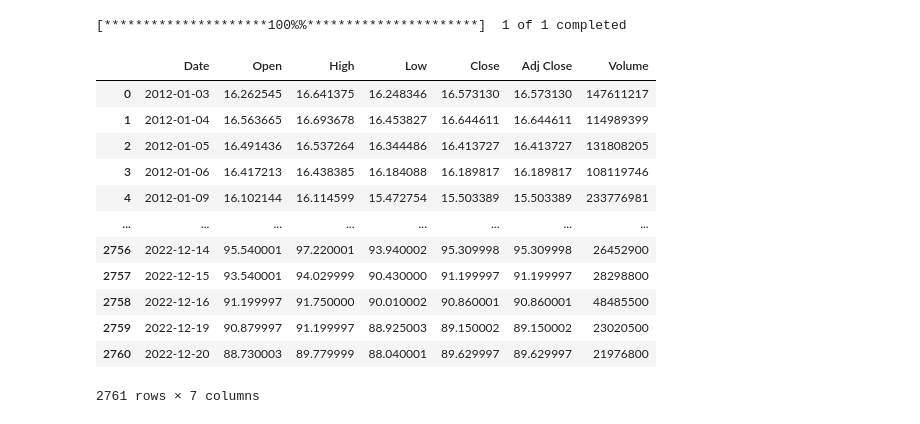
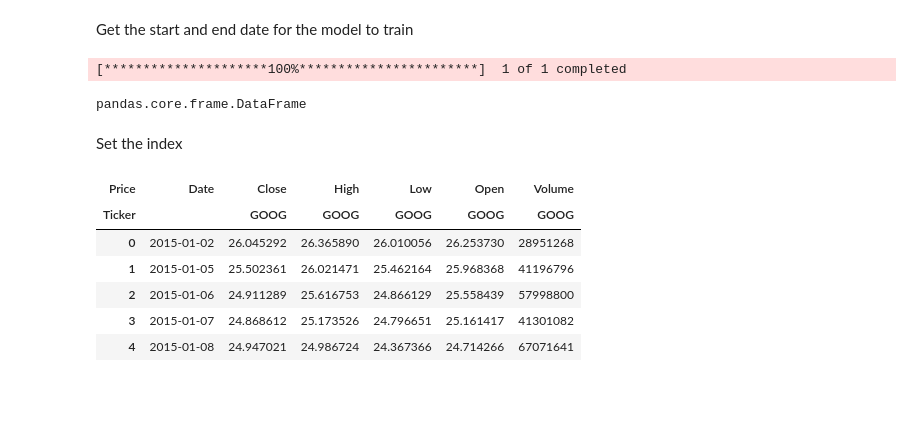
Before and after one commit to RASIUT/Stock_Prediction, a Jupyter notebook: Stock_Prediction.ipynb, the cells around one changed output. Drawn from its saved outputs; the diff is of its cells as text; code cells hidden in the pictures; blank space fills up the shorter version.

```diff
--- a/Stock_Prediction.ipynb
+++ b/Stock_Prediction.ipynb
@@ -8,26 +12,28 @@ import yfinance as yf
+# %% [markdown]
+Get the start and end date for the model to train
 # %%
-start = '2012-01-01'
-end = '2022-12-21'
+start = '2015-01-01'
+end = '2025-01-01'
 stock = 'GOOG'
 
 data = yf.download(stock, start, end)
 # %% [output]
-[*********************100%%**********************]  1 of 1 completed
+[*********************100%***********************]  1 of 1 completed
+# %%
+type(data)
+# %% [output]
+pandas.core.frame.DataFrame
+# %% [markdown]
+Set the index
 # %%
 data.reset_index(inplace=True)
 # %%
-data
+data.head()
 # %% [output]
-|  | Date | Open | High | Low | Close | Adj Close | Volume |
-| 0 | 2012-01-03 | 16.262545 | 16.641375 | 16.248346 | 16.573130 | 16.573130 | 147611217 |
-| 1 | 2012-01-04 | 16.563665 | 16.693678 | 16.453827 | 16.644611 | 16.644611 | 114989399 |
-| 2 | 2012-01-05 | 16.491436 | 16.537264 | 16.344486 | 16.413727 | 16.413727 | 131808205 |
-| 3 | 2012-01-06 | 16.417213 | 16.438385 | 16.184088 | 16.189817 | 16.189817 | 108119746 |
-| 4 | 2012-01-09 | 16.102144 | 16.114599 | 15.472754 | 15.503389 | 15.503389 | 233776981 |
-| ... | ... | ... | ... | ... | ... | ... | ... |
-| 2756 | 2022-12-14 | 95.540001 | 97.220001 | 93.940002 | 95.309998 | 95.309998 | 26452900 |
-| 2757 | 2022-12-15 | 93.540001 | 94.029999 | 90.430000 | 91.199997 | 91.199997 | 28298800 |
-| 2758 | 2022-12-16 | 91.199997 | 91.750000 | 90.010002 | 90.860001 | 90.860001 | 48485500 |
-| 2759 | 2022-12-19 | 90.879997 | 91.199997 | 88.925003 | 89.150002 | 89.150002 | 23020500 |
-| 2760 | 2022-12-20 | 88.730003 | 89.779999 | 88.040001 | 89.629997 | 89.629997 | 21976800 |
+| Price | Date | Close | High | Low | Open | Volume |
+| Ticker |  | GOOG | GOOG | GOOG | GOOG | GOOG |
+| 0 | 2015-01-02 | 26.045292 | 26.365890 | 26.010056 | 26.253730 | 28951268 |
+| 1 | 2015-01-05 | 25.502361 | 26.021471 | 25.462164 | 25.968368 | 41196796 |
+| 2 | 2015-01-06 | 24.911289 | 25.616753 | 24.866129 | 25.558439 | 57998800 |
+| 3 | 2015-01-07 | 24.868612 | 25.173526 | 24.796651 | 25.161417 | 41301082 |
+| 4 | 2015-01-08 | 24.947021 | 24.986724 | 24.367366 | 24.714266 | 67071641 |
-2761 rows × 7 columns
```
Also changed, not shown: parts of 19 cells of this notebook.
